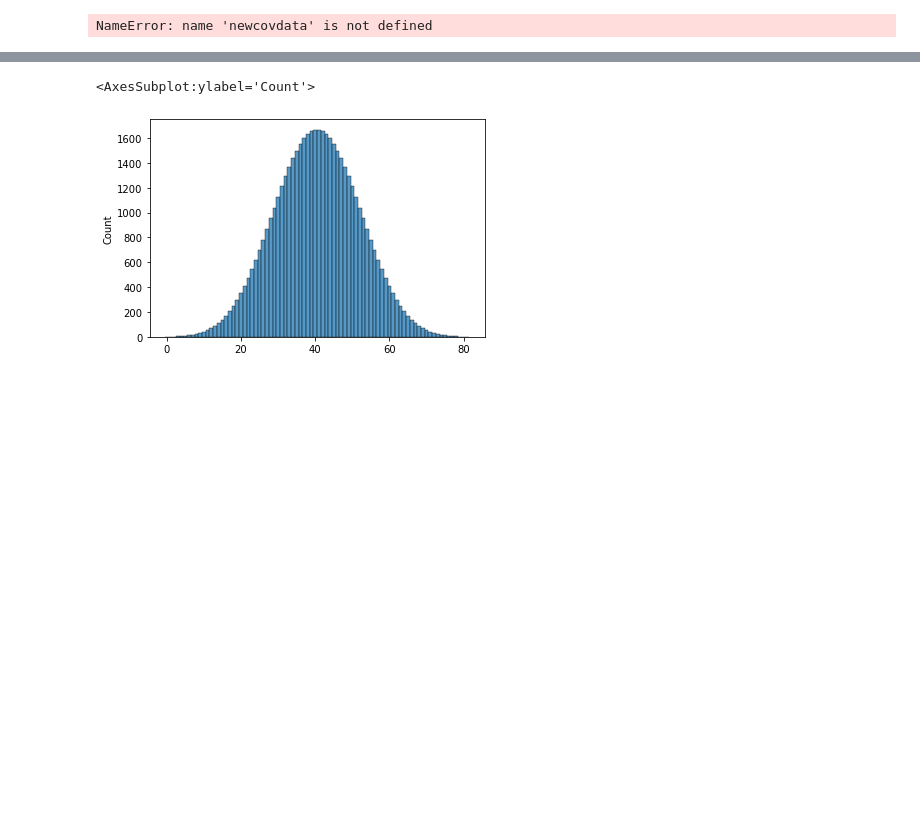
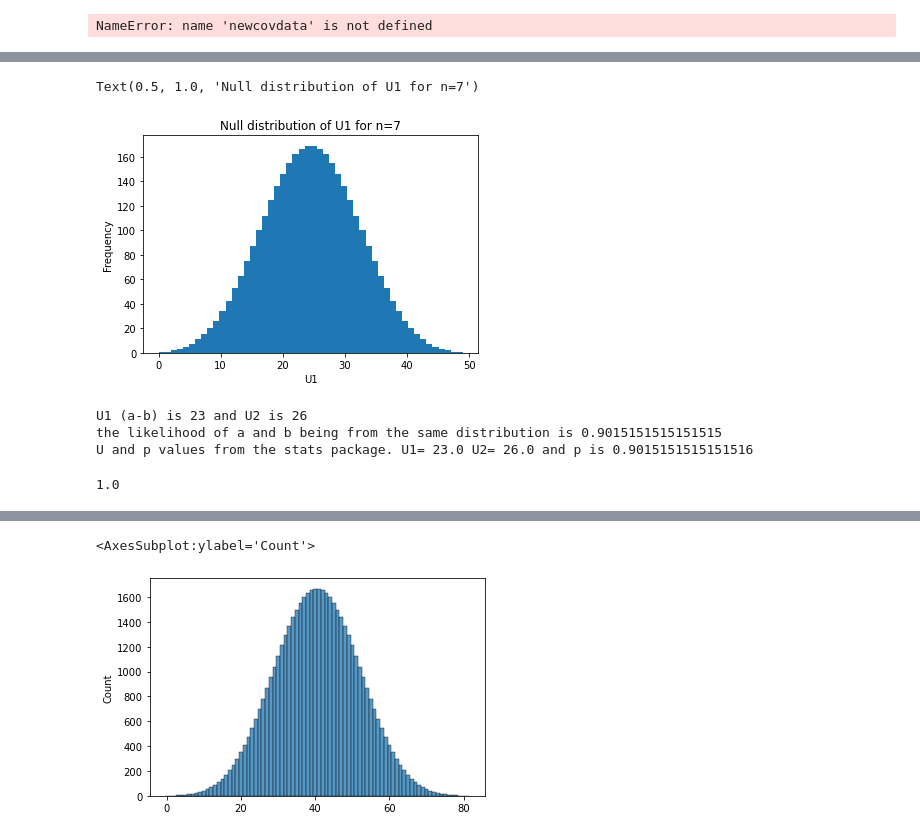
Before and after one commit to traceymoyston/Che2410_Project1, a Jupyter notebook: MoystonTracey_datavisulaisation.ipynb, the cells around one changed output, grey strips where cells are left out. Cells and saved outputs as stored; diff of their text form; code cells hidden in the pictures; blank space fills up the shorter version.

```diff
--- a/MoystonTracey_datavisulaisation.ipynb
+++ b/MoystonTracey_datavisulaisation.ipynb
@@ -118 +113,81 @@ Name: deaths, dtype: float64
+# %%
+
+import itertools
+
+r=len(md_eddat); #number of samples in each group equal to the length of the data for miami dade county
+x=[i for i in itertools.product(["J","B"],repeat=(r*2))]; # for the two groups J and B, finds all possible combinations
+#allowing for repeats for a length of 10
+#print(x)
+
+x2=[''.join(x[i]) for i in range(0,len(x))]; #joins the letter combinations to form a string of each combination
+# print (x2)
+
+#it returns combinations where the number of letter repeats is greater than 5 but for this there can only be 5 repeats
+#per combination so this returns a list of the combinations that only have 5 repeats of each letter
+y3=[x2[i] for i in range(0,len(x2)) if x2[i].count('J')==r and x2[i].count('B')==r ];
+
+allcounts=[]; #initializes empty vector to add in the number of wins for each combination
+
+for i in range(0,len(y3)): #for loop iterates over the list of combinations
+    counts=[abs(x-len(y3[i])) for x in range(0,len(y3[i])) if y3[i][x]=='J']; #for each combination if the letter is a J
+    #it returns the absolute value of the index - the length of the combination to return the rank of the J
+    allcounts.append((sum(counts)-((r)*((r)+1))/2)); #finds the u value for each combination
+    #using R1(sum of ranks) - n(n+1)/2 and adds it to a list
+
+
+plt.hist(allcounts,bins=50); #plots the u values
+
+#adds labels to the plots
+
+plt.xlabel('U1')
+plt.ylabel('Frequency')
+plt.title('Null distribution of U1 for n='+str(len(md_eddat)))
+# %% [output]
+Text(0.5, 1.0, 'Null distribution of U1 for n=7')
+[figure, added]
+# %%
+#finding whether the following vectors come from the same distribution using the u statistic
+
+#vectors with the sample values
+
+from scipy import stats
+
+u=[]; #initializing the empty list to place the wins inside
+
+for i in range(0,len(md_eddat)): #for loop iterating over the length of a
+    wins=[1 for x in range(0,len(md_eddat)) if mon_eddat[i]>md_eddat[x]]; #loops over all elements of b if the element in a is greater than
+    #the element in b then a 1 is added to the list
+    u.append(sum(wins)); # adds the number of wins for each element in a to the list u
+
+u1=sum(u) #sums up the total number of wins for a over b to get u1
+u2=(len(md_eddat)*len(mon_eddat))-sum(u) #finds u2 using the formula u1+u2= n1*n2
+
+
+#for the two sided p value, finds all u values less than the smaller u value (of u1 and u2) and all u values greater
+#than the larger u value (of u1 and u2). Divided by the total number of U values in the distribution
+
+if u1<u2:
+    p=(len([x for x in allcounts if x<=u1])+len([x for x in allcounts if x>=u2]))/len(allcounts)
+else:
+    p=(len([x for x in allcounts if x>=u1])+len([x for x in allcounts if x<=u2]))/len(allcounts)
+
+print("U1 (a-b) is",u1,'and U2 is',u2)
+print("the likelihood of a and b being from the same distribution is",p)
+
+print("U and p values from the stats package. U1=",stats.mannwhitneyu(mon_eddat,md_eddat)[0],"U2=",stats.mannwhitneyu(md_eddat,mon_eddat)[0],"and p is",stats.mannwhitneyu(mon_eddat,md_eddat)[1])
+# %% [output]
+U1 (a-b) is 23 and U2 is 26
+the likelihood of a and b being from the same distribution is 0.9015151515151515
+U and p values from the stats package. U1= 23.0 U2= 26.0 and p is 0.9015151515151516
+# %%
+# print(list(newdata2[newdata2['CTYNAME']=="Miami-Dade County"].index))
+
+# print(agedata2[agedata2['CTYNAME']=="Miami-Dade County"])
+
+mdage=[(agedata2[agedata2['CTYNAME']=="Miami-Dade County"].iloc[0,i]+agedata2[agedata2['CTYNAME']=="Miami-Dade County"].iloc[0,i+1])/agedata2[agedata2['CTYNAME']=="Miami-Dade County"].iloc[0,1] for i in range(3,len(list(agedata2[agedata2['CTYNAME']=="Miami-Dade County"].columns))-2,2)]
+# print(mdage)
+monage= [(agedata2[agedata2['CTYNAME']=="Monroe County"].iloc[0,i]+agedata2[agedata2['CTYNAME']=="Monroe County"].iloc[0,i+1])/agedata2[agedata2['CTYNAME']=="Monroe County"].iloc[0,1] for i in range(3,len(list(agedata2[agedata2['CTYNAME']=="Monroe County"].columns))-2,2)]
+# print(sum(monage))
+# %% [output]
+1.0
 # %%
```
Also changed, not shown: parts of 12 cells of this notebook.
